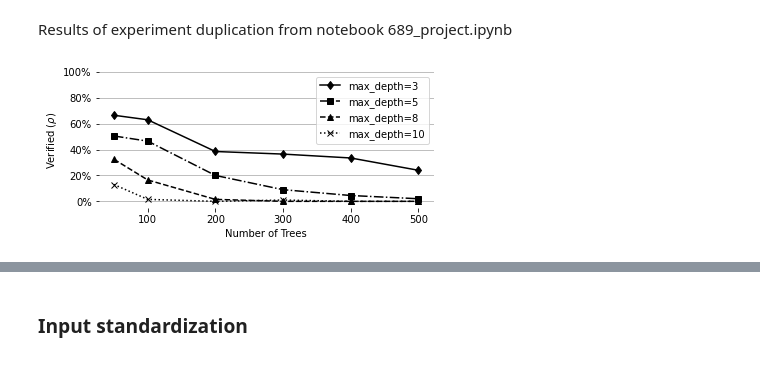
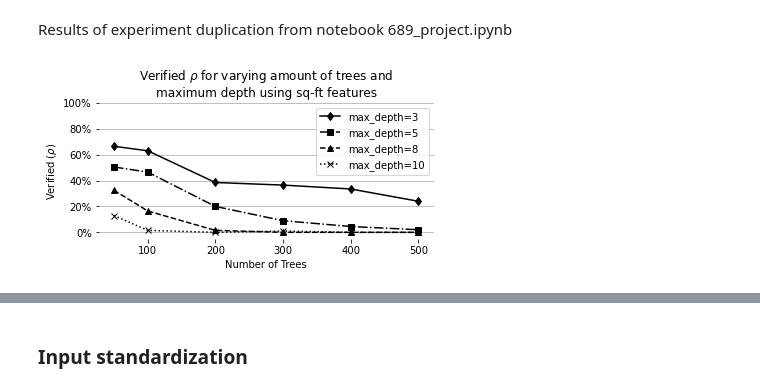
Before and after one commit to kennethjmyers/CS689_project, a Jupyter notebook: Results.ipynb, the cells around one changed output, grey strips where cells are left out. Cells and saved outputs as stored; diff of their text form; code cells hidden in the pictures.

```diff
--- a/Results.ipynb
+++ b/Results.ipynb
@@ -30,31 +30,32 @@ plt.figure(figsize=(6,2.5), facecolor='white')
 for max_depth in tree_depth_options:
     rho_values = []
     estimator_values = []
     for estimators in estimator_options:
         try:
             this_results = results[(max_depth, estimators)]
         except:
             continue
 
         rho_values.append(this_results['unsat_rate'])
         estimator_values.append(estimators)
     plt.plot(
         estimator_values,
         rho_values,
         label=f'max_depth={max_depth}',
         marker=symbol_by_depth[str(max_depth)]['marker'],
         linestyle=symbol_by_depth[str(max_depth)]['linestyle'],
         color='black'
     )
 
 plt.ylim(-0.05,1)  # -0.01 is so the y=0 line shows up
+plt.title('Verified '+r'$\rho$'+' for varying amount of trees and\nmaximum depth using sq-ft features')
 plt.ylabel(r'Verified ($\rho$)')
 plt.xlabel('Number of Trees')
 plt.legend(loc='best')
 yticks = np.arange(0, 1.2, 0.2)
 plt.yticks(yticks, [f'{int(i*100)}%' for i in yticks])
 plt.grid(True, 'major', 'y')
 plt.box(on=None)
 plt.show()
 # %% [output]
-[figure, old version]
+[figure, new version]
```
Also changed, not shown: parts of 3 cells of this notebook, 5 other files.
